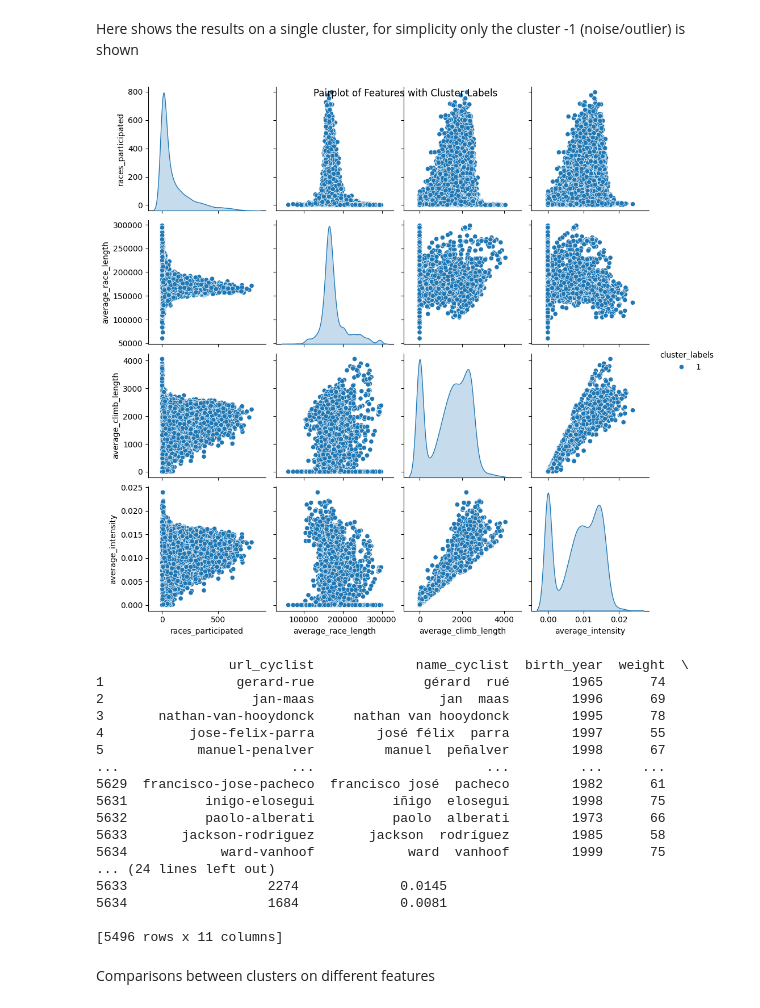
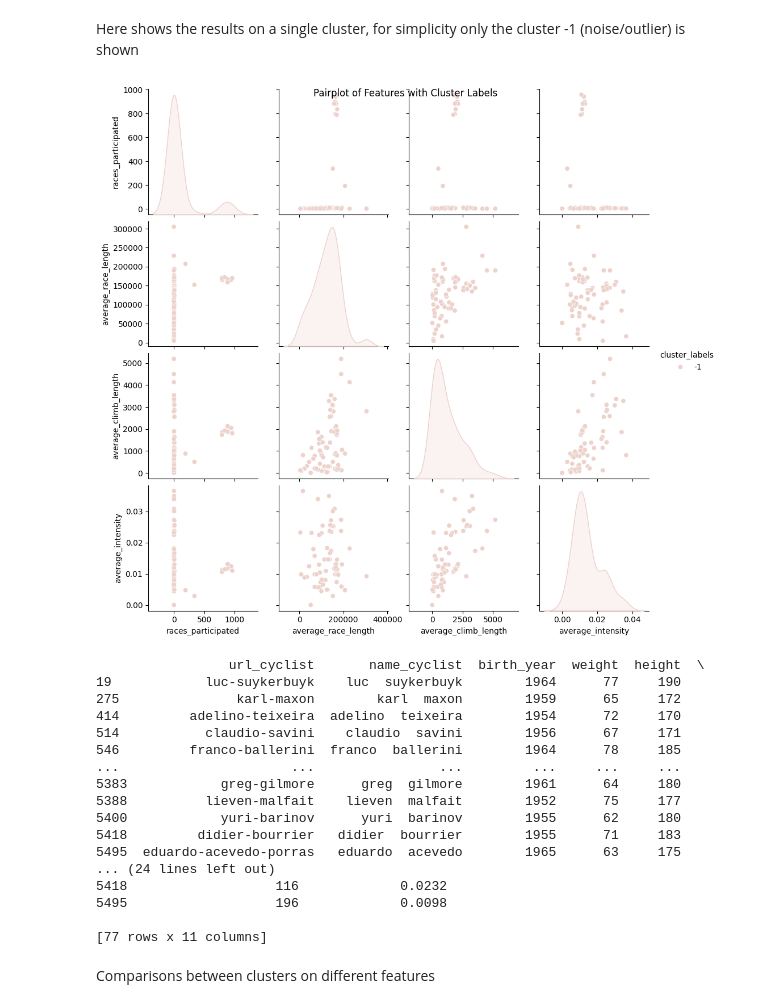
Before and after one commit to Emahhh/dm-project, a Jupyter notebook: dbscan_clustering.ipynb, the cells around one changed output. Drawn from its saved outputs; the diff is of its cells as text; code cells hidden in the pictures.

Commit message:
Add files via upload
upload hierarchical clustering & minor updates on dbscan/k-mean/data preparation file

```diff
--- a/dbscan_clustering.ipynb
+++ b/dbscan_clustering.ipynb
@@ -23,2 +21,16 @@ races_df = pd.read_csv('./dataset/races_cleaned.csv')  # Update this path if nec
 
 copy = cyclists_df.copy()
+# %%
+'''# Calculate the 25th percentile of races_participated
+percentile_1 = copy['races_participated'].quantile(0.01)
+
+# Filter the DataFrame
+copy = copy[copy['races_participated'] > percentile_1]
+
+percentile_2 = copy['races_participated'].quantile(0.99)
+
+# Filter the DataFrame
+copy = copy[copy['races_participated'] <= percentile_2]
+
+# Display the filtered DataFrame
+copy.describe()'''
@@ -187,32 +201,32 @@ Name: count, dtype: int64
 # %% [markdown]
 Here shows the results on a single cluster, for simplicity only the cluster -1 (noise/outlier) is shown
 # %%
-cluster1 = feature_data[(feature_data['cluster_labels'] == 1)]
+cluster1 = feature_data[(feature_data['cluster_labels'] == -1)]
 sns.pairplot(cluster1, hue='cluster_labels')
 plt.suptitle('Pairplot of Features with Cluster Labels')
 plt.show()
 
 x = copy.loc[cluster1.index]
 print(x)
 # %% [output]
-[figure, old version]
+[figure, new version]
-                 url_cyclist             name_cyclist  birth_year  weight  \
-1                 gerard-rue              gérard  rué        1965      74
-2                   jan-maas                jan  maas        1996      69
-3       nathan-van-hooydonck     nathan van hooydonck        1995      78
-4           jose-felix-parra        josé félix  parra        1997      55
-5            manuel-penalver         manuel  peñalver        1998      67
-...                      ...                      ...         ...     ...
-5629  francisco-jose-pacheco  francisco josé  pacheco        1982      61
-5631          inigo-elosegui          iñigo  elosegui        1998      75
-5632          paolo-alberati          paolo  alberati        1973      66
-5633       jackson-rodriguez       jackson  rodríguez        1985      58
-5634            ward-vanhoof            ward  vanhoof        1999      75
+                 url_cyclist       name_cyclist  birth_year  weight  height  \
+19            luc-suykerbuyk    luc  suykerbuyk        1964      77     190
+275               karl-maxon        karl  maxon        1959      65     172
+414         adelino-teixeira  adelino  teixeira        1954      72     170
+514           claudio-savini    claudio  savini        1956      67     171
+546         franco-ballerini  franco  ballerini        1964      78     185
+...                      ...                ...         ...     ...     ...
+5383            greg-gilmore      greg  gilmore        1961      64     180
+5388          lieven-malfait    lieven  malfait        1952      75     177
+5400            yuri-barinov      yuri  barinov        1955      62     180
+5418         didier-bourrier   didier  bourrier        1955      71     183
+5495  eduardo-acevedo-porras   eduardo  acevedo        1965      63     175
 ... (24 lines left out)
-5633                  2274             0.0145
-5634                  1684             0.0081
+5418                   116             0.0232
+5495                   196             0.0098
 
-[5496 rows x 11 columns]
+[77 rows x 11 columns]
 # %% [markdown]
 Comparisons between clusters on different features
 # %%
```
Also changed, not shown: parts of 10 cells of this notebook, 2 other files.
